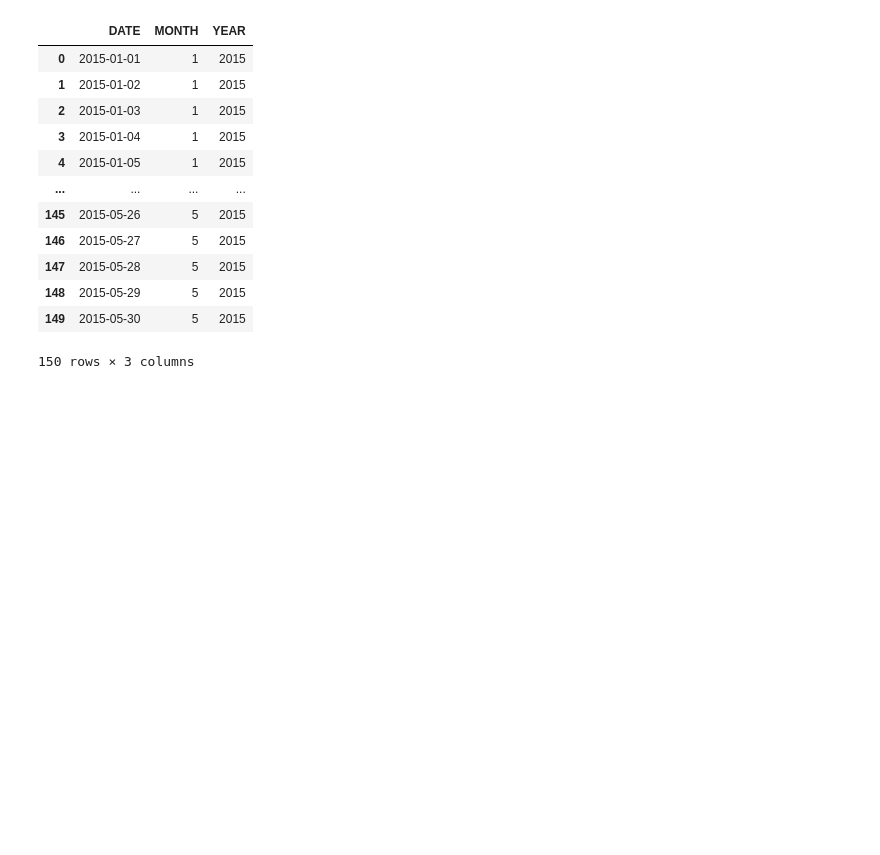
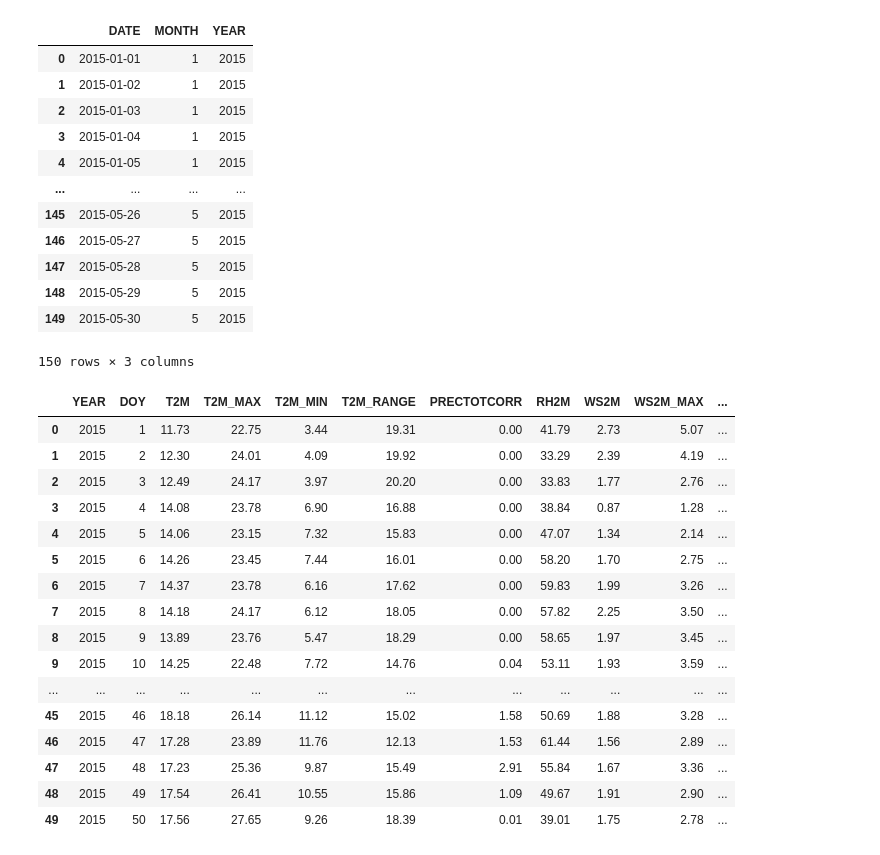
Before and after one commit to Sumeyahassen/climate-challenge-week0, a Jupyter notebook: notebooks/ethiopia_eda.ipynb, the cells around one changed output. Cells and saved outputs as stored; diff of their text form; code cells hidden in the pictures; blank space fills up the shorter version.

Commit message:
to replase -999 to nan

```diff
--- a/notebooks/ethiopia_eda.ipynb
+++ b/notebooks/ethiopia_eda.ipynb
@@ -62,3 +62,26 @@ df[["DATE","MONTH","YEAR"]].head(150)
 | 148 | 2015-05-29 | 5 | 2015 |
 | 149 | 2015-05-30 | 5 | 2015 |
 150 rows × 3 columns
+# %%
+# replase -999 value to nan
+df=df.replace(-999,np.nan)
+# df[["T2M"]].head(20)
+df.head(50)
+# %% [output]
+|  | YEAR | DOY | T2M | T2M_MAX | T2M_MIN | T2M_RANGE | PRECTOTCORR | RH2M | WS2M | WS2M_MAX | ... |
+| 0 | 2015 | 1 | 11.73 | 22.75 | 3.44 | 19.31 | 0.00 | 41.79 | 2.73 | 5.07 | ... |
+| 1 | 2015 | 2 | 12.30 | 24.01 | 4.09 | 19.92 | 0.00 | 33.29 | 2.39 | 4.19 | ... |
+| 2 | 2015 | 3 | 12.49 | 24.17 | 3.97 | 20.20 | 0.00 | 33.83 | 1.77 | 2.76 | ... |
+| 3 | 2015 | 4 | 14.08 | 23.78 | 6.90 | 16.88 | 0.00 | 38.84 | 0.87 | 1.28 | ... |
+| 4 | 2015 | 5 | 14.06 | 23.15 | 7.32 | 15.83 | 0.00 | 47.07 | 1.34 | 2.14 | ... |
+| 5 | 2015 | 6 | 14.26 | 23.45 | 7.44 | 16.01 | 0.00 | 58.20 | 1.70 | 2.75 | ... |
+| 6 | 2015 | 7 | 14.37 | 23.78 | 6.16 | 17.62 | 0.00 | 59.83 | 1.99 | 3.26 | ... |
+| 7 | 2015 | 8 | 14.18 | 24.17 | 6.12 | 18.05 | 0.00 | 57.82 | 2.25 | 3.50 | ... |
+| 8 | 2015 | 9 | 13.89 | 23.76 | 5.47 | 18.29 | 0.00 | 58.65 | 1.97 | 3.45 | ... |
+| 9 | 2015 | 10 | 14.25 | 22.48 | 7.72 | 14.76 | 0.04 | 53.11 | 1.93 | 3.59 | ... |
+| ... | ... | ... | ... | ... | ... | ... | ... | ... | ... | ... | ... |
+| 45 | 2015 | 46 | 18.18 | 26.14 | 11.12 | 15.02 | 1.58 | 50.69 | 1.88 | 3.28 | ... |
+| 46 | 2015 | 47 | 17.28 | 23.89 | 11.76 | 12.13 | 1.53 | 61.44 | 1.56 | 2.89 | ... |
+| 47 | 2015 | 48 | 17.23 | 25.36 | 9.87 | 15.49 | 2.91 | 55.84 | 1.67 | 3.36 | ... |
+| 48 | 2015 | 49 | 17.54 | 26.41 | 10.55 | 15.86 | 1.09 | 49.67 | 1.91 | 2.90 | ... |
+| 49 | 2015 | 50 | 17.56 | 27.65 | 9.26 | 18.39 | 0.01 | 39.01 | 1.75 | 2.78 | ... |
```
Also changed, not shown: parts of 3 cells of this notebook.
